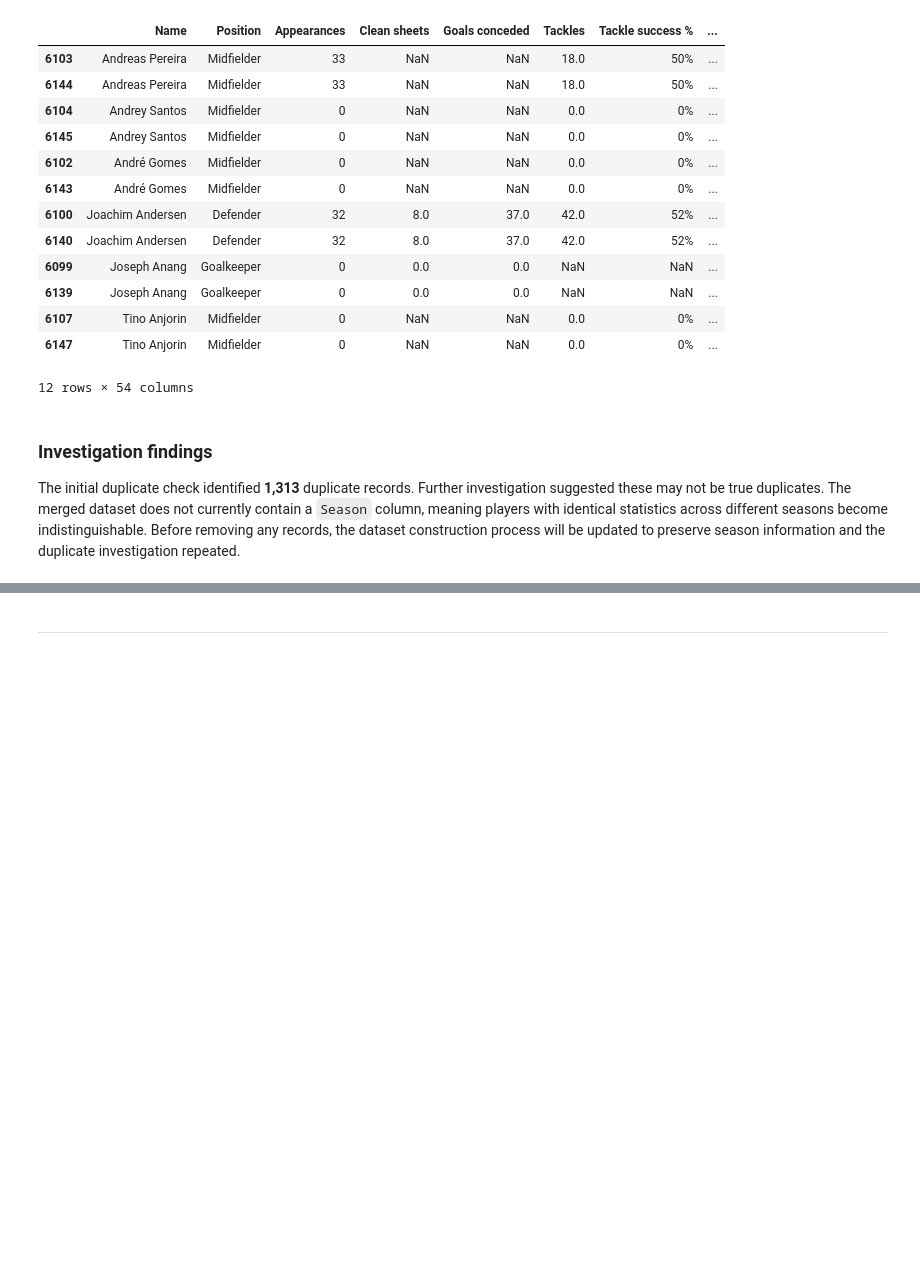
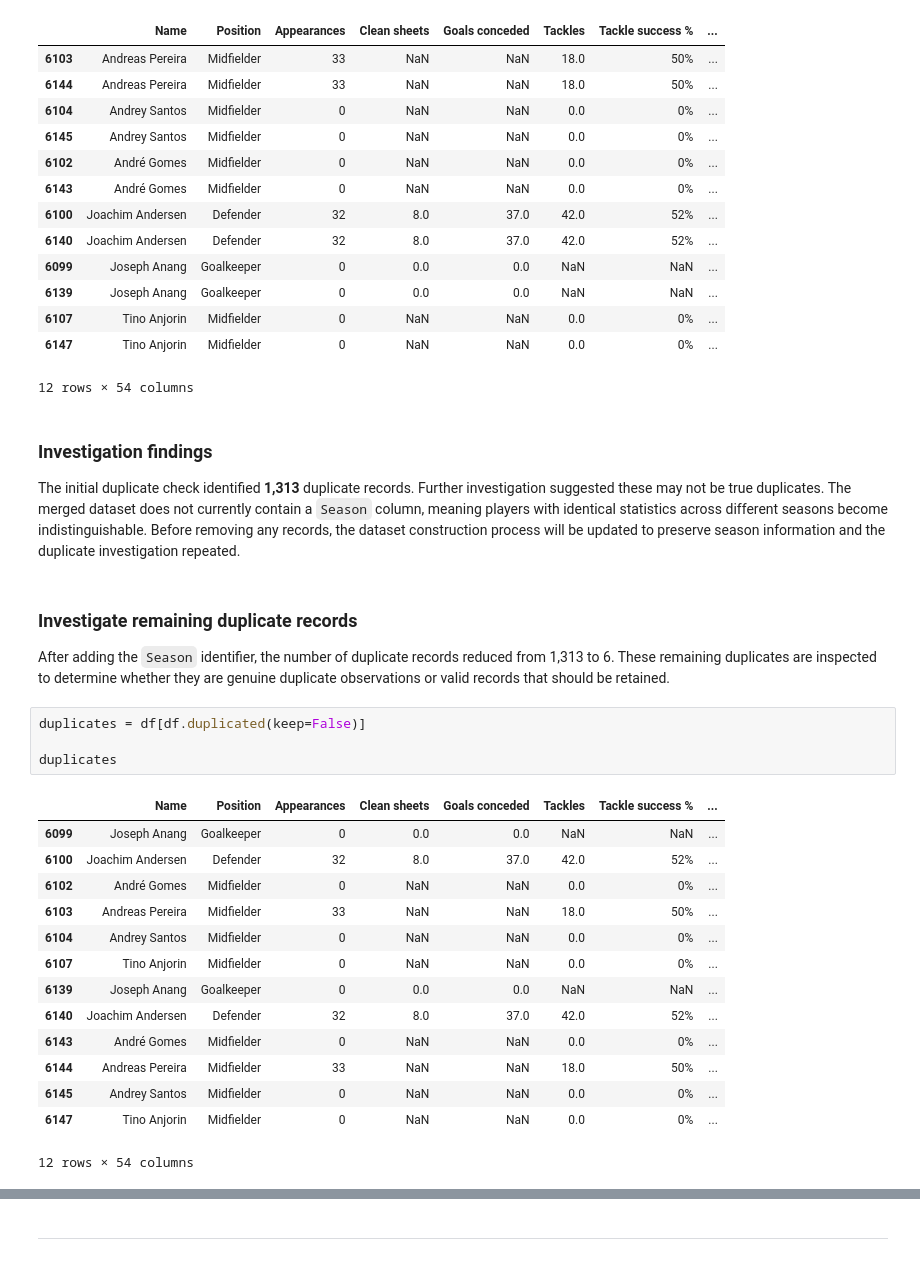
Before and after one commit to garethrogers28/premier-league-predictor, a Jupyter notebook: jupyter_notebooks/02_Data_Cleaning.ipynb, the cells around one changed output, grey strips where cells are left out. Drawn from its saved outputs; the diff is of its cells as text; blank space fills up the shorter version.

```diff
--- a/jupyter_notebooks/02_Data_Cleaning.ipynb
+++ b/jupyter_notebooks/02_Data_Cleaning.ipynb
@@ -630,3 +630,26 @@ df[df.duplicated(keep=False)].sort_values("Name")
 ### Investigation findings
 
 The initial duplicate check identified **1,313** duplicate records. Further investigation suggested these may not be true duplicates. The merged dataset does not currently contain a `Season` column, meaning players with identical statistics across different seasons become indistinguishable. Before removing any records, the dataset construction process will be updated to preserve season information and the duplicate investigation repeated.
+# %% [markdown]
+### Investigate remaining duplicate records
+
+After adding the `Season` identifier, the number of duplicate records reduced from 1,313 to 6. These remaining duplicates are inspected to determine whether they are genuine duplicate observations or valid records that should be retained.
+# %%
+duplicates = df[df.duplicated(keep=False)]
+
+duplicates
+# %% [output]
+|  | Name | Position | Appearances | Clean sheets | Goals conceded | Tackles | Tackle success % | ... |
+| 6099 | Joseph Anang | Goalkeeper | 0 | 0.0 | 0.0 | NaN | NaN | ... |
+| 6100 | Joachim Andersen | Defender | 32 | 8.0 | 37.0 | 42.0 | 52% | ... |
+| 6102 | André Gomes | Midfielder | 0 | NaN | NaN | 0.0 | 0% | ... |
+| 6103 | Andreas Pereira | Midfielder | 33 | NaN | NaN | 18.0 | 50% | ... |
+| 6104 | Andrey Santos | Midfielder | 0 | NaN | NaN | 0.0 | 0% | ... |
+| 6107 | Tino Anjorin | Midfielder | 0 | NaN | NaN | 0.0 | 0% | ... |
+| 6139 | Joseph Anang | Goalkeeper | 0 | 0.0 | 0.0 | NaN | NaN | ... |
+| 6140 | Joachim Andersen | Defender | 32 | 8.0 | 37.0 | 42.0 | 52% | ... |
+| 6143 | André Gomes | Midfielder | 0 | NaN | NaN | 0.0 | 0% | ... |
+| 6144 | Andreas Pereira | Midfielder | 33 | NaN | NaN | 18.0 | 50% | ... |
+| 6145 | Andrey Santos | Midfielder | 0 | NaN | NaN | 0.0 | 0% | ... |
+| 6147 | Tino Anjorin | Midfielder | 0 | NaN | NaN | 0.0 | 0% | ... |
+12 rows × 54 columns
```
Also changed, not shown: parts of 4 cells of this notebook.
